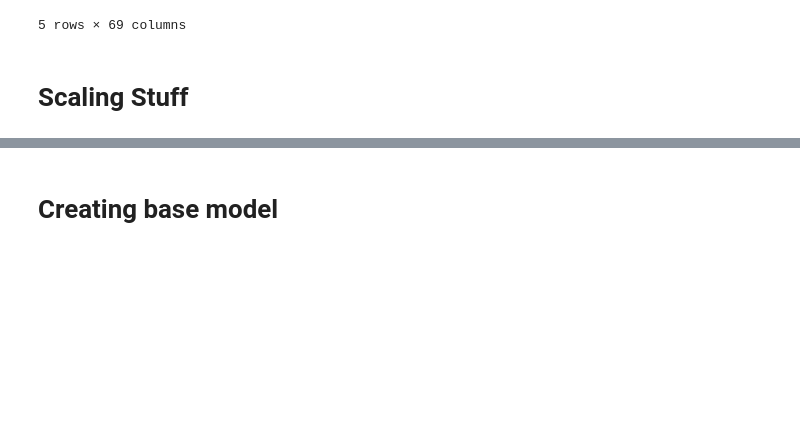
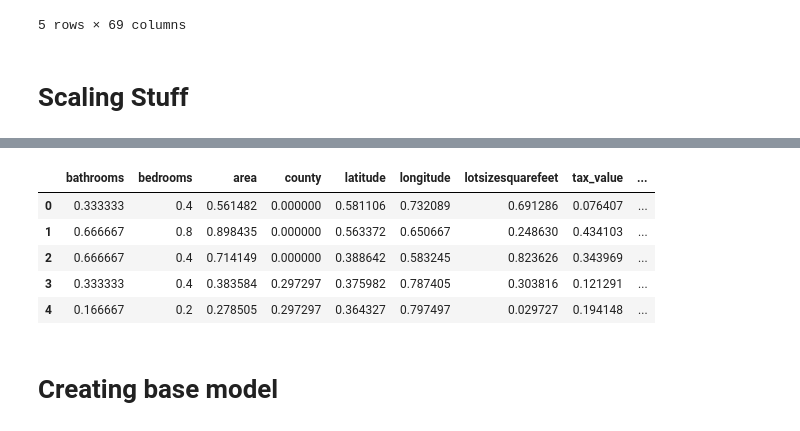
Before and after one commit to TeamOneCluster/ClusterProject, a Jupyter notebook: modeling_PJ.ipynb, the cells around one changed output, grey strips where cells are left out. Drawn from its saved outputs; the diff is of its cells as text; code cells hidden in the pictures; blank space fills up the shorter version.

```diff
--- a/modeling_PJ.ipynb
+++ b/modeling_PJ.ipynb
@@ -225,0 +249,9 @@ X_train.head()
+# %%
+x_train_scaled.head()
+# %% [output]
+|  | bathrooms | bedrooms | area | county | latitude | longitude | lotsizesquarefeet | tax_value | ... |
+| 0 | 0.333333 | 0.4 | 0.561482 | 0.000000 | 0.581106 | 0.732089 | 0.691286 | 0.076407 | ... |
+| 1 | 0.666667 | 0.8 | 0.898435 | 0.000000 | 0.563372 | 0.650667 | 0.248630 | 0.434103 | ... |
+| 2 | 0.666667 | 0.4 | 0.714149 | 0.000000 | 0.388642 | 0.583245 | 0.823626 | 0.343969 | ... |
+| 3 | 0.333333 | 0.4 | 0.383584 | 0.297297 | 0.375982 | 0.787405 | 0.303816 | 0.121291 | ... |
+| 4 | 0.166667 | 0.2 | 0.278505 | 0.297297 | 0.364327 | 0.797497 | 0.029727 | 0.194148 | ... |
```
Also changed, not shown: parts of 53 cells of this notebook.
